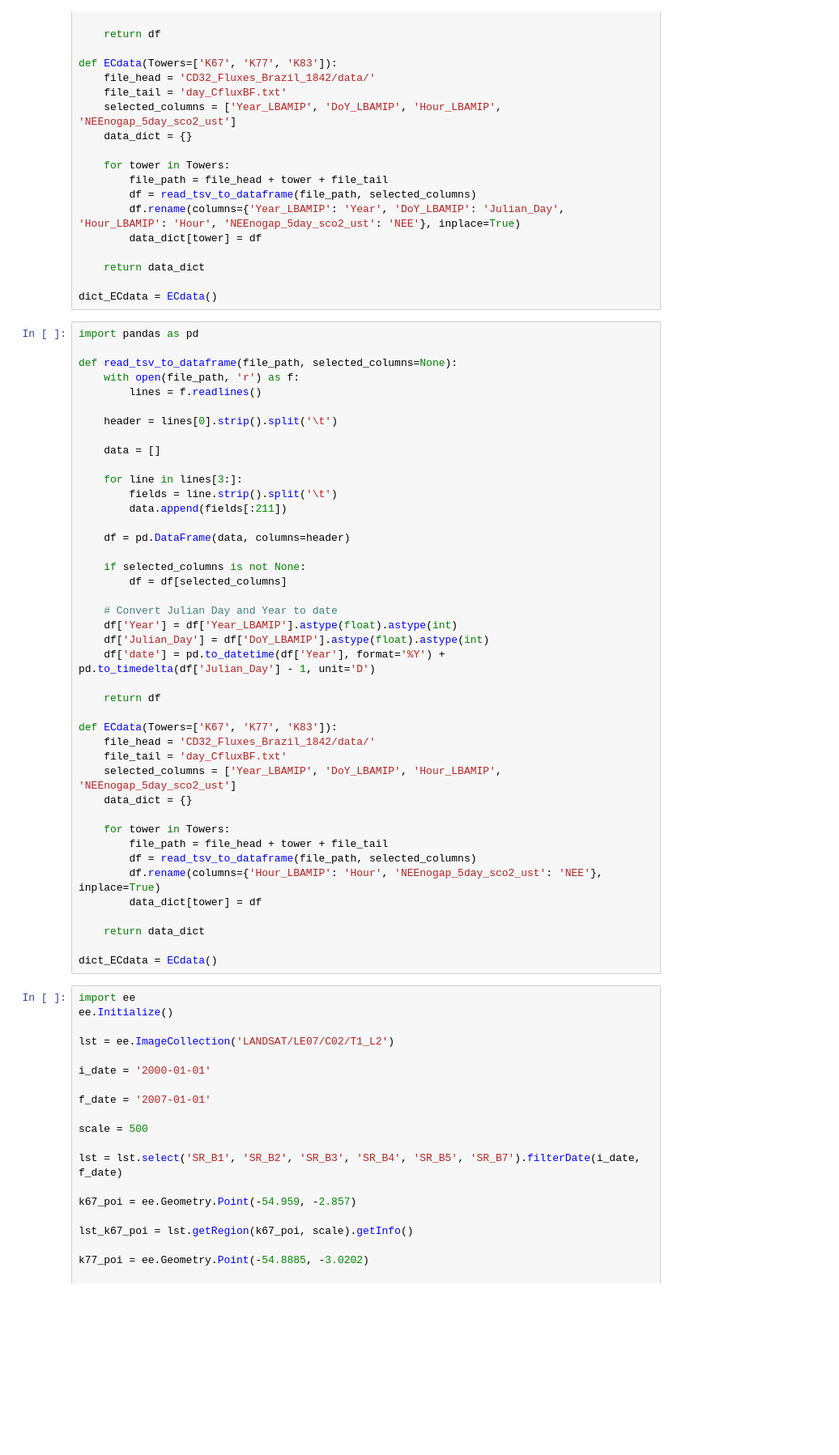
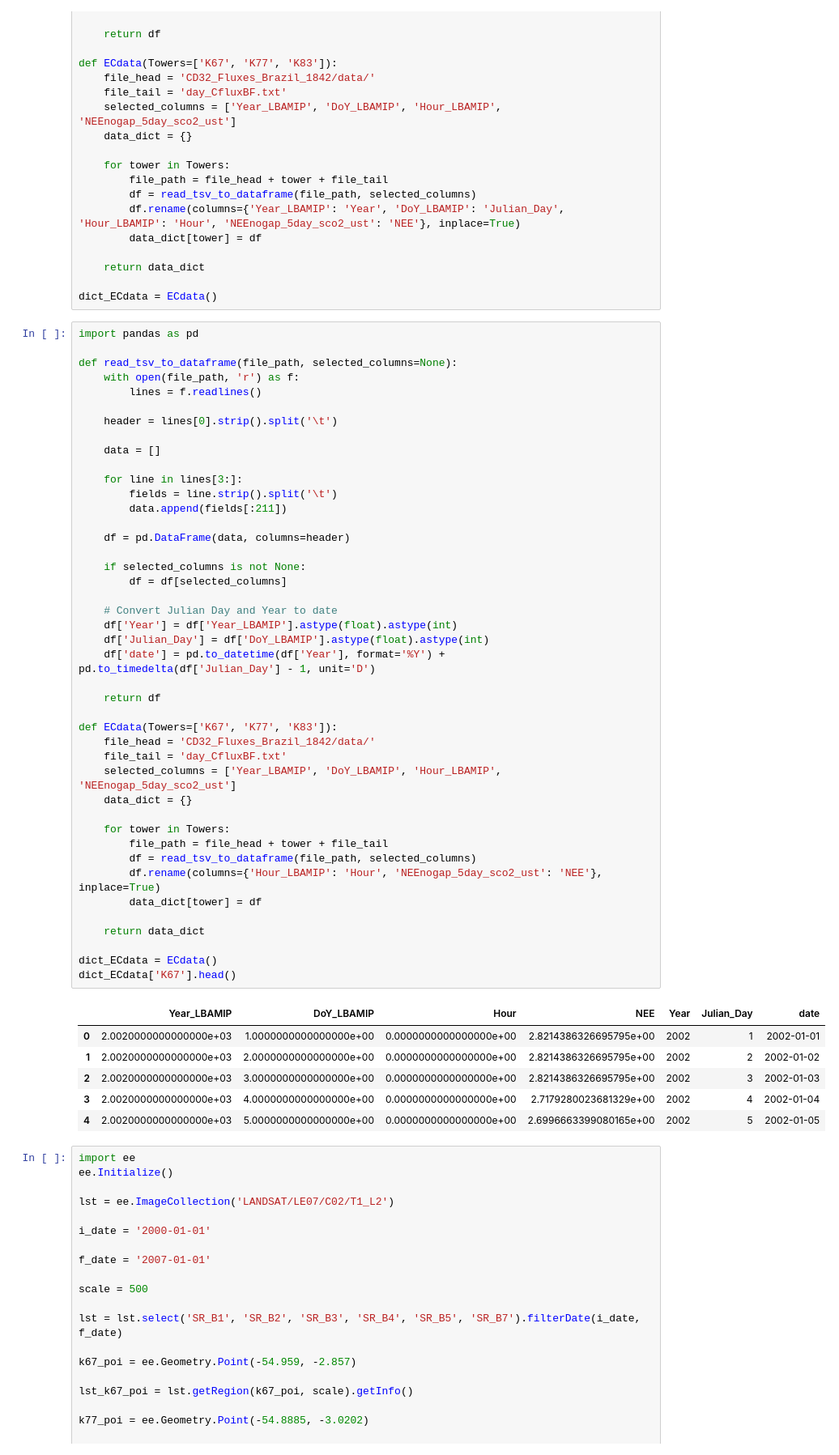
Before and after one commit to Arashi2304/ECTower2Sat, a Jupyter notebook: Code_trial.ipynb, the cells around one changed output. Shown at 81% size. Saved outputs shown, nothing was run; the diff lists cells and outputs as text; blank space fills up the shorter version.

```diff
--- a/Code_trial.ipynb
+++ b/Code_trial.ipynb
@@ -50,33 +50,41 @@ def read_tsv_to_dataframe(file_path, selected_columns=None):
         fields = line.strip().split('\t')
         data.append(fields[:211])
 
     df = pd.DataFrame(data, columns=header)
 
     if selected_columns is not None:
         df = df[selected_columns]
 
     # Convert Julian Day and Year to date
     df['Year'] = df['Year_LBAMIP'].astype(float).astype(int)
     df['Julian_Day'] = df['DoY_LBAMIP'].astype(float).astype(int)
     df['date'] = pd.to_datetime(df['Year'], format='%Y') + pd.to_timedelta(df['Julian_Day'] - 1, unit='D')
 
     return df
 
 def ECdata(Towers=['K67', 'K77', 'K83']):
     file_head = 'CD32_Fluxes_Brazil_1842/data/'
     file_tail = 'day_CfluxBF.txt'
     selected_columns = ['Year_LBAMIP', 'DoY_LBAMIP', 'Hour_LBAMIP', 'NEEnogap_5day_sco2_ust']
     data_dict = {}
 
     for tower in Towers:
         file_path = file_head + tower + file_tail
         df = read_tsv_to_dataframe(file_path, selected_columns)
         df.rename(columns={'Hour_LBAMIP': 'Hour', 'NEEnogap_5day_sco2_ust': 'NEE'}, inplace=True)
         data_dict[tower] = df
 
     return data_dict
 
 dict_ECdata = ECdata()
+dict_ECdata['K67'].head()
+# %% [output]
+|  | Year_LBAMIP | DoY_LBAMIP | Hour | NEE | Year | Julian_Day | date |
+| 0 | 2.0020000000000000e+03 | 1.0000000000000000e+00 | 0.0000000000000000e+00 | 2.8214386326695795e+00 | 2002 | 1 | 2002-01-01 |
+| 1 | 2.0020000000000000e+03 | 2.0000000000000000e+00 | 0.0000000000000000e+00 | 2.8214386326695795e+00 | 2002 | 2 | 2002-01-02 |
+| 2 | 2.0020000000000000e+03 | 3.0000000000000000e+00 | 0.0000000000000000e+00 | 2.8214386326695795e+00 | 2002 | 3 | 2002-01-03 |
+| 3 | 2.0020000000000000e+03 | 4.0000000000000000e+00 | 0.0000000000000000e+00 | 2.7179280023681329e+00 | 2002 | 4 | 2002-01-04 |
+| 4 | 2.0020000000000000e+03 | 5.0000000000000000e+00 | 0.0000000000000000e+00 | 2.6996663399080165e+00 | 2002 | 5 | 2002-01-05 |
 # %%
 import ee
 ee.Initialize()
```
Also changed, not shown: parts of 9 cells of this notebook, 4 other files.
